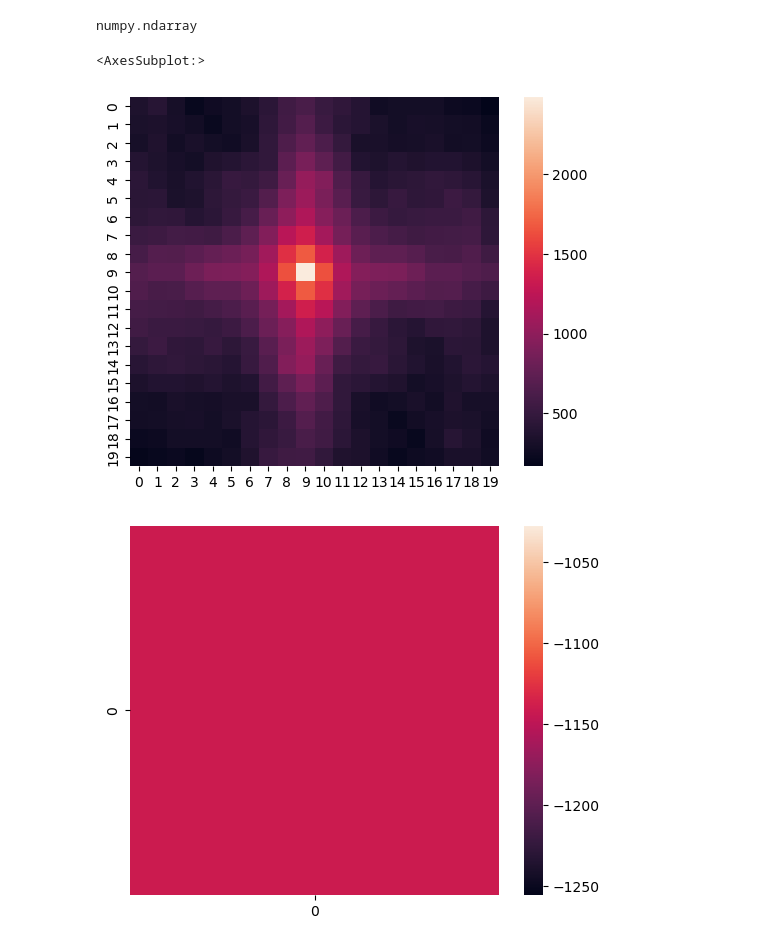
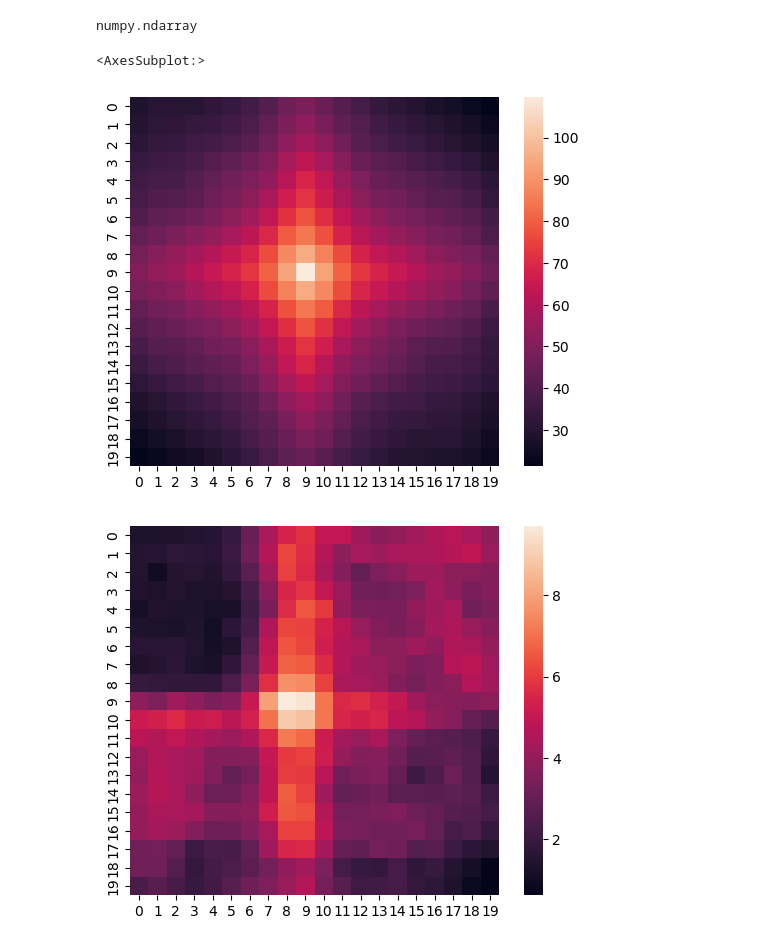
Before and after one commit to Barbara1576/navigation, a Jupyter notebook: crosscorrelation between heatmaps.ipynb, the cells around one changed output. Drawn from its saved outputs; the diff is of its cells as text; code cells hidden in the pictures.

```diff
--- a/crosscorrelation between heatmaps.ipynb
+++ b/crosscorrelation between heatmaps.ipynb
@@ -58,11 +58,13 @@ def make_occup_map(marks, n):
     dd = dfm.unstack()
     dd = dd.replace(0, 1.e-1)
     arrd = dd.to_numpy()
-    arrl = np.log(arrd)
+    #arrl = np.log(arrd)
     arrsrsr = np.sqrt(np.sqrt(np.sqrt(arrd)))
-    sns.heatmap(arrl, square=True)
-    #sns.heatmap(arrl, square=True, xticklabels=False, yticklabels=False)
-    return(arrl)
+    kk = (arrsrsr - np.amin(arrsrsr)) / (np.amax(arrsrsr) - np.amin(arrsrsr))
+    kk = pd.DataFrame(kk)
+    plt.figure()
+    sns.heatmap(kk, square=True, xticklabels=False, yticklabels=False)
+    return(kk)
 # %%
 # Python 3 program for left rotation of matrix by 90
 # degree without using extra space
@@ -145,9 +147,12 @@ def occupMapNorm(df,n):
     arrl = np.log(arrd)
     arrsrsr = np.sqrt(np.sqrt(np.sqrt(arrd)))
     rotate90(arrl)
-    sns.heatmap(arrl, square=True)
+    kk = (arrl - np.amin(arrl)) / (np.amax(arrl) - np.amin(arrl))
+    kk = pd.DataFrame(kk)
+    plt.figure()
+    sns.heatmap(kk, square=True)
     #sns.heatmap(arrl, square=True, xticklabels=False, yticklabels=False)
-    return(arrl)
+    return(kk)
 # %% [markdown]
 ### Получим карты меток
 # %%
@@ -233,11 +248,11 @@ corr = signal.correlate2d(occ3, occ3, mode='same')
 sns.heatmap(corr, square=True)
 # %% [output]
 <AxesSubplot:>
-[figure, old version]
+[figure, new version]
 # %%
-corr = signal.correlate2d(occ3, hm3, mode='valid')
+corr = signal.correlate2d(occ3, hm3, mode='same')
 sns.heatmap(corr, square=True)
 plt.savefig("C:\\Users\\Lenovo\\1navigation\\correlation_maps\\corr3.png")
 # %% [output]
-[figure, old version]
+[figure, new version]
 # %%
```
Also changed, not shown: parts of 10 cells of this notebook, 3 other files.
